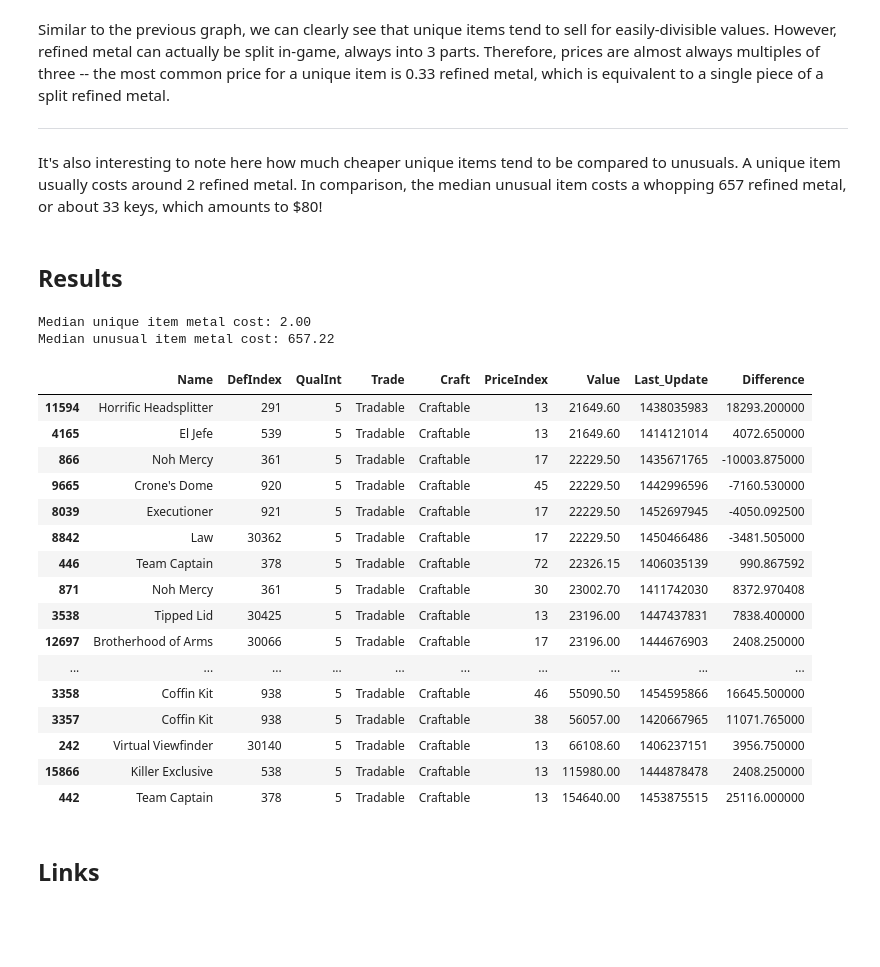
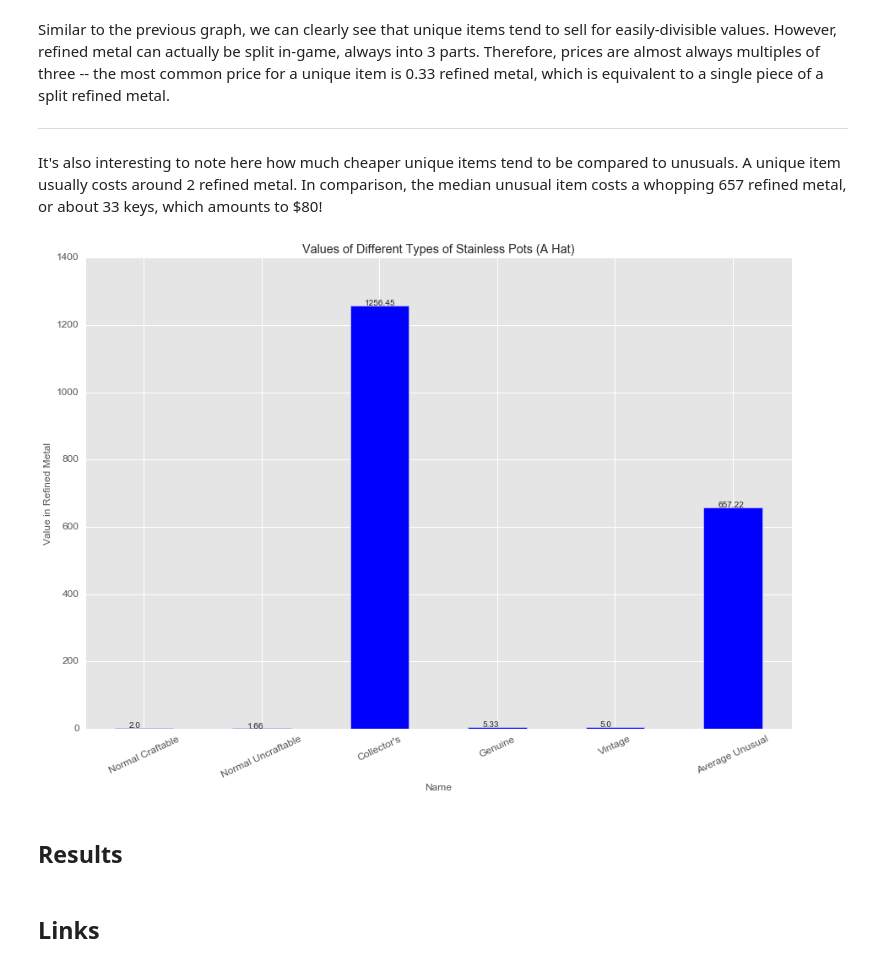
Before and after one commit to NithinPerumal/SteamMarketAnalysis, a Jupyter notebook: IPython Notebook/FinalReport.ipynb, the cells around one changed output. Drawn from its saved outputs; the diff is of its cells as text; code cells hidden in the pictures; blank space fills up the shorter version.

```diff
--- a/IPython Notebook/FinalReport.ipynb
+++ b/IPython Notebook/FinalReport.ipynb
@@ -234,6 +234,53 @@ Similar to the previous graph, we can clearly see that unique items tend to sell
 - - -
 
 It's also interesting to note here how much cheaper unique items tend to be compared to unusuals. A unique item usually costs around 2 refined metal. In comparison, the median unusual item costs a whopping 657 refined metal, or about 33 keys, which amounts to $80!
+# %%
+dfStainlessPot = dfNew[dfNew['Name'] == 'Stainless Pot']
+dfComparison = pd.DataFrame().reindex_like(dfStainlessPot).dropna()
+
+tempRow = dfStainlessPot[(dfStainlessPot['QualInt'] == 6) & (dfStainlessPot['Craft'] == 'Craftable')]
+tempRow.is_copy = False
+tempRow['Name'] = 'Normal Craftable'
+dfComparison = dfComparison.append(tempRow)
+
+tempRow = dfStainlessPot[(dfStainlessPot['QualInt'] == 6) & (dfStainlessPot['Craft'] != 'Craftable')]
+tempRow.is_copy = False
+tempRow['Name'] = 'Normal Uncraftable'
+dfComparison = dfComparison.append(tempRow)
+
+tempRow = dfStainlessPot[(dfStainlessPot['QualInt'] == 14)]
+tempRow.is_copy = False
+tempRow['Name'] = 'Collector\'s'
+dfComparison = dfComparison.append(tempRow)
+
+tempRow = dfStainlessPot[(dfStainlessPot['QualInt'] == 1)]
+tempRow.is_copy = False
+tempRow['Name'] = 'Genuine'
+dfComparison = dfComparison.append(tempRow)
+
+tempRow = dfStainlessPot[(dfStainlessPot['QualInt'] == 3)]
+tempRow.is_copy = False
+tempRow['Name'] = 'Vintage'
+dfComparison = dfComparison.append(tempRow)
+
+unusualPots = dfStainlessPot[(dfStainlessPot['QualInt'] == 5)]
+
+dfComparison = dfComparison.drop('PriceIndex', axis=1)
+dfComparison = dfComparison.drop('Last_Update', axis=1)
+dfComparison = dfComparison.drop('Difference', axis=1)
+
+dfComparison.loc[0] = ['Average Unusual', 98, 5, 'Tradable', 'Craftable', unusualPots['Value'].median()]
+
+dfComparison.set_index('Name', inplace=True)
+ax = dfComparison['Value'].plot(kind='bar', title="Values of Different Types of Stainless Pots (A Hat)",figsize=(15,10),legend=True, fontsize=12, rot=25)
+ax.legend_.remove()
+ax.set_ylabel('Value in Refined Metal')
+
+# Add numerical annotations to top of bars
+for p in ax.patches:
+    ax.annotate(str(p.get_height()), xy=(p.get_x() + p.get_width()/4, p.get_height()))
+# %% [output]
+[figure, added]
 # %% [markdown]
 ## Results
 # %%
@@ -241,27 +288,6 @@ print('Median unique item metal cost: %0.2f' % (dfAllUniques['Value'].median()))
 print('Median unusual item metal cost: %0.2f' % (dfAllUnusuals['Value'].median()))
 
 dfAllUnusuals = dfAllUnusuals.sort(['Value'])
-dfAllUnusuals.tail(50)
-# %% [output]
-Median unique item metal cost: 2.00
-Median unusual item metal cost: 657.22
-|  | Name | DefIndex | QualInt | Trade | Craft | PriceIndex | Value | Last_Update | Difference |
-| 11594 | Horrific Headsplitter | 291 | 5 | Tradable | Craftable | 13 | 21649.60 | 1438035983 | 18293.200000 |
-| 4165 | El Jefe | 539 | 5 | Tradable | Craftable | 13 | 21649.60 | 1414121014 | 4072.650000 |
-| 866 | Noh Mercy | 361 | 5 | Tradable | Craftable | 17 | 22229.50 | 1435671765 | -10003.875000 |
-| 9665 | Crone's Dome | 920 | 5 | Tradable | Craftable | 45 | 22229.50 | 1442996596 | -7160.530000 |
-| 8039 | Executioner | 921 | 5 | Tradable | Craftable | 17 | 22229.50 | 1452697945 | -4050.092500 |
-| 8842 | Law | 30362 | 5 | Tradable | Craftable | 17 | 22229.50 | 1450466486 | -3481.505000 |
-| 446 | Team Captain | 378 | 5 | Tradable | Craftable | 72 | 22326.15 | 1406035139 | 990.867592 |
-| 871 | Noh Mercy | 361 | 5 | Tradable | Craftable | 30 | 23002.70 | 1411742030 | 8372.970408 |
-| 3538 | Tipped Lid | 30425 | 5 | Tradable | Craftable | 13 | 23196.00 | 1447437831 | 7838.400000 |
-| 12697 | Brotherhood of Arms | 30066 | 5 | Tradable | Craftable | 17 | 23196.00 | 1444676903 | 2408.250000 |
-| ... | ... | ... | ... | ... | ... | ... | ... | ... | ... |
-| 3358 | Coffin Kit | 938 | 5 | Tradable | Craftable | 46 | 55090.50 | 1454595866 | 16645.500000 |
-| 3357 | Coffin Kit | 938 | 5 | Tradable | Craftable | 38 | 56057.00 | 1420667965 | 11071.765000 |
-| 242 | Virtual Viewfinder | 30140 | 5 | Tradable | Craftable | 13 | 66108.60 | 1406237151 | 3956.750000 |
-| 15866 | Killer Exclusive | 538 | 5 | Tradable | Craftable | 13 | 115980.00 | 1444878478 | 2408.250000 |
-| 442 | Team Captain | 378 | 5 | Tradable | Craftable | 13 | 154640.00 | 1453875515 | 25116.000000 |
 # %% [markdown]
 ## Links
 # %% [markdown]
```
Also changed, not shown: parts of 2 cells of this notebook, 1 other file.
